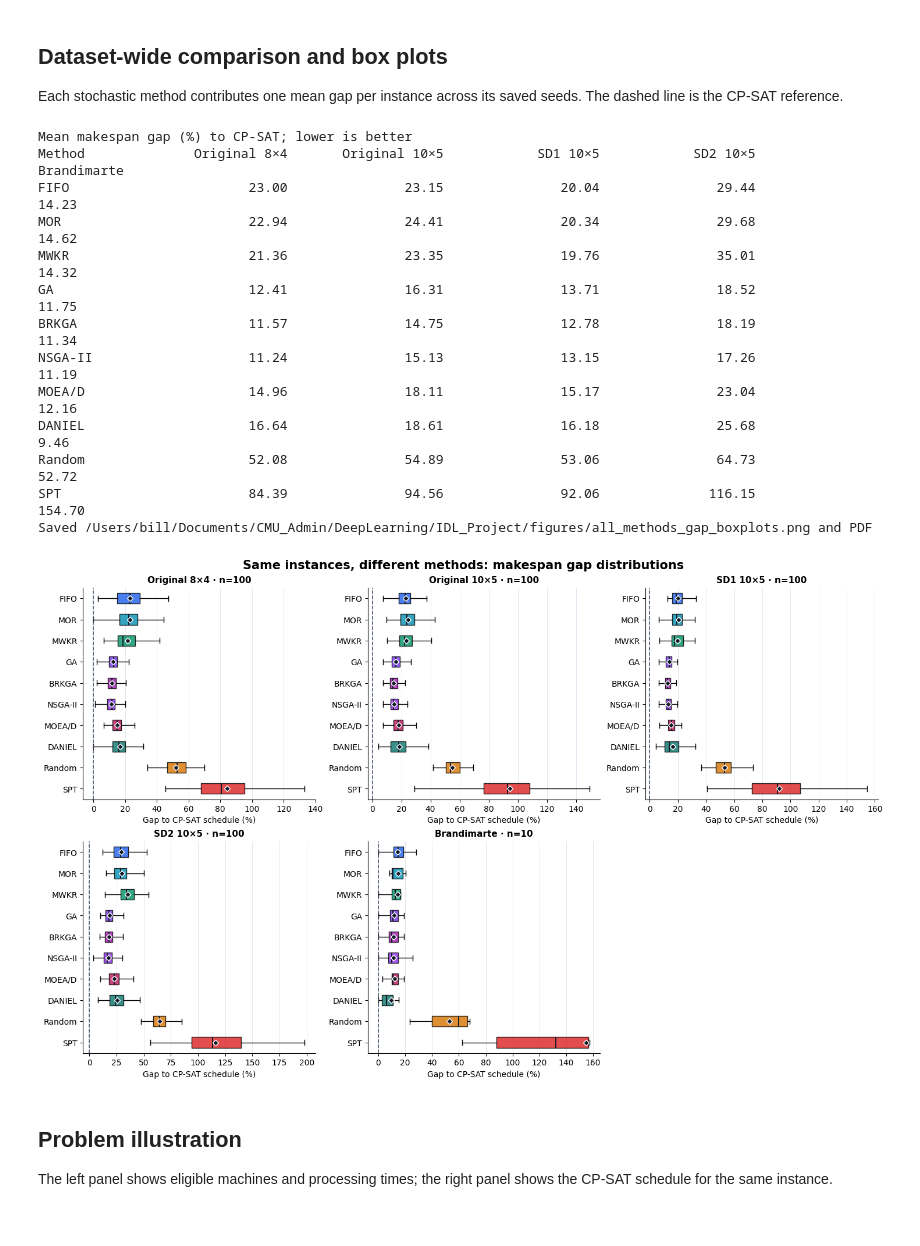
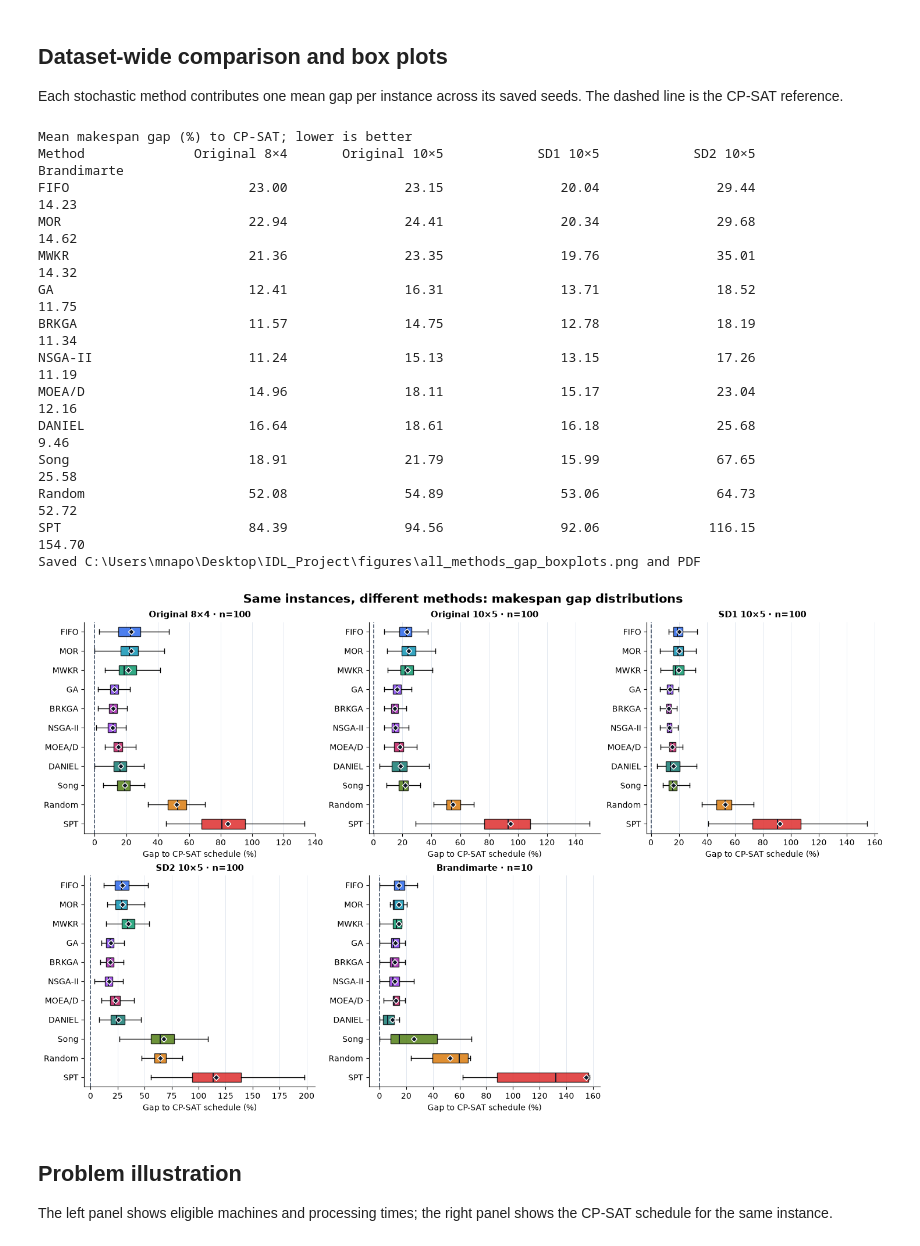
Before and after one commit to orkunirsoy/IDL_Project, a Jupyter notebook: notebooks/baseline_figures.ipynb, the cells around one changed output. Cells and saved outputs as stored; diff of their text form; code cells hidden in the pictures.

```diff
--- a/notebooks/baseline_figures.ipynb
+++ b/notebooks/baseline_figures.ipynb
@@ -34,22 +34,23 @@ DATASETS = [
     ("SD2 10×5", "SD2_lit/10x5+mix", "sd2_10x5"),
     ("Brandimarte", "BenchData/Brandimarte", "brandimarte"),
 ]
-METHODS = ["FIFO", "MOR", "MWKR", "GA", "BRKGA", "NSGA-II", "MOEA/D", "DANIEL", "Random", "SPT"]
+METHODS = ["FIFO", "MOR", "MWKR", "GA", "BRKGA", "NSGA-II", "MOEA/D", "DANIEL", "Song", "Random", "SPT"]
 SEEDS = {"GA": 3, "BRKGA": 3, "NSGA-II": 3, "MOEA/D": 3, "Random": 5}
 FILES = {"NSGA-II": "nsga2", "MOEA/D": "moead"}
 COLORS = {"FIFO": "#2563eb", "MOR": "#0891b2", "MWKR": "#059669",
           "GA": "#7c3aed", "BRKGA": "#a21caf", "NSGA-II": "#9333ea",
-          "MOEA/D": "#be185d", "DANIEL": "#0f766e", "Random": "#d97706",
+          "MOEA/D": "#be185d", "DANIEL": "#0f766e", "Song": "#4d7c0f",
+          "Random": "#d97706",
           "SPT": "#dc2626"}
 
 def load_rows(path):
     with path.open(newline="") as stream:
-        return {row["instance"]: row for row in csv.DictReader(stream)}
+        return {Path(row["instance"]).as_posix(): row for row in csv.DictReader(stream)}
 
 def collect(label, data_path, tag):
     folder = ROOT / "data" / data_path
     instances = sorted(folder.glob("*.fjs"))
-    keys = [str(path.relative_to(ROOT)) for path in instances]
+    keys = [path.relative_to(ROOT).as_posix() for path in instances]
     references = {}
     for path, key in zip(instances, keys):
         result = json.loads((ROOT / "CP-SAT" / data_path / f"{path.stem}.json").read_text())
@@ -75,7 +76,7 @@ def draw_boxplots(results):
     fig, axes = plt.subplots(2, 3, figsize=(14.5, 9.0), layout="constrained")
     for ax, result in zip(axes.flat, results):
         data = [result["methods"][method]["gaps"] for method in METHODS]
-        box = ax.boxplot(data, vert=False, patch_artist=True, showmeans=True,
+        box = ax.boxplot(data, orientation="horizontal", patch_artist=True, showmeans=True,
                          showfliers=False,
                          meanprops={"marker": "D", "markerfacecolor": "#111827",
                                     "markeredgecolor": "white", "markersize": 5},
@@ -92,35 +93,36 @@ def draw_boxplots(results):
         ax.set_axisbelow(True)
         for spine in ("top", "right"):
             ax.spines[spine].set_visible(False)
     axes.flat[-1].axis("off")
     fig.suptitle("Same instances, different methods: makespan gap distributions",
                  fontsize=15, fontweight="bold")
     path = ROOT / "figures/all_methods_gap_boxplots.png"
     fig.savefig(path, dpi=220, bbox_inches="tight", facecolor="white")
     fig.savefig(path.with_suffix(".pdf"), bbox_inches="tight", facecolor="white")
     print(f"Saved {path} and PDF")
 
 results = [collect(*dataset) for dataset in DATASETS]
 print("Mean makespan gap (%) to CP-SAT; lower is better")
 print(f"{'Method':<12}" + ''.join(f"{r['label']:>20}" for r in results))
 for method in METHODS:
     print(f"{method:<12}" + ''.join(f"{r['methods'][method]['mean_gap']:>20.2f}" for r in results))
 draw_boxplots(results)
 # %% [output]
 Mean makespan gap (%) to CP-SAT; lower is better
 Method              Original 8×4       Original 10×5            SD1 10×5            SD2 10×5         Brandimarte
 FIFO                       23.00               23.15               20.04               29.44               14.23
 MOR                        22.94               24.41               20.34               29.68               14.62
 MWKR                       21.36               23.35               19.76               35.01               14.32
 GA                         12.41               16.31               13.71               18.52               11.75
 BRKGA                      11.57               14.75               12.78               18.19               11.34
 NSGA-II                    11.24               15.13               13.15               17.26               11.19
 MOEA/D                     14.96               18.11               15.17               23.04               12.16
 DANIEL                     16.64               18.61               16.18               25.68                9.46
+Song                       18.91               21.79               15.99               67.65               25.58
 Random                     52.08               54.89               53.06               64.73               52.72
 SPT                        84.39               94.56               92.06              116.15              154.70
-Saved /Users/bill/Documents/CMU_Admin/DeepLearning/IDL_Project/figures/all_methods_gap_boxplots.png and PDF
+Saved C:\Users\mnapo\Desktop\IDL_Project\figures\all_methods_gap_boxplots.png and PDF
-[figure, old version]
+[figure, new version]
 # %% [markdown]
 ## Problem illustration
 
```
Also changed, not shown: parts of 4 cells of this notebook, 16 other files.
